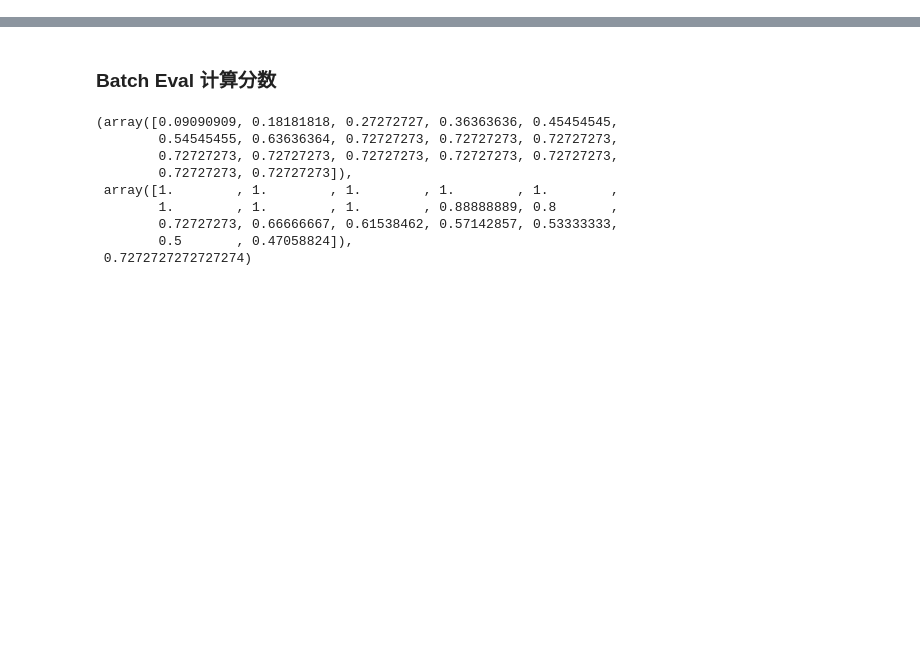
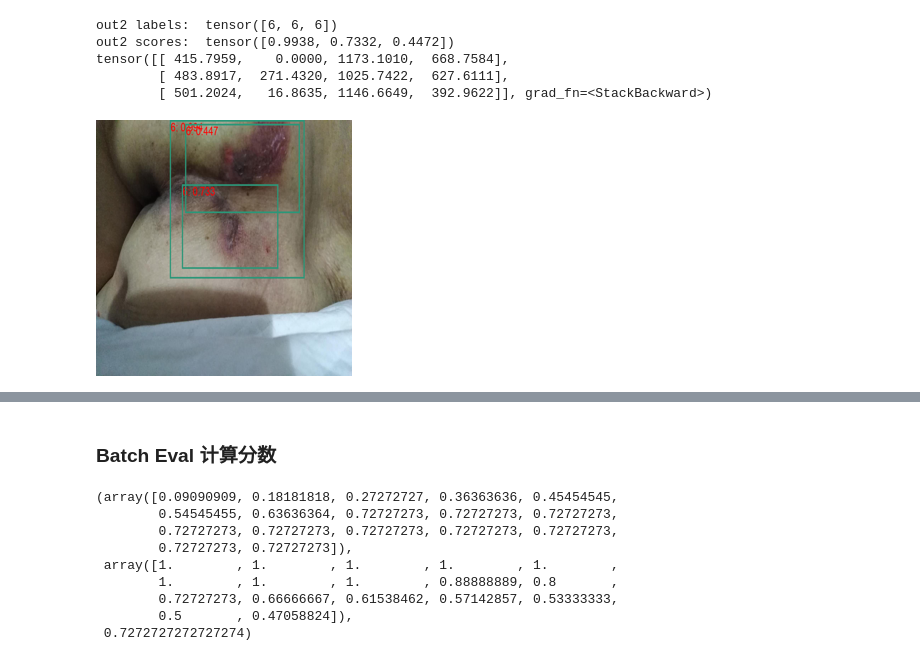
Before and after one commit to newfyu/Bedsore, a Jupyter notebook: demo.ipynb, the cells around one changed output, grey strips where cells are left out. Saved outputs shown, nothing was run; the diff lists cells and outputs as text; code cells hidden in the pictures; blank space fills up the shorter version.

```diff
--- a/demo.ipynb
+++ b/demo.ipynb
@@ -40,0 +105,16 @@ out scores:  tensor([0.9713, 0.9639, 0.1210])
+# %%
+model2 = MyFasterRCNN.load_from_checkpoint('mlruns/3/bf9cd266df184592ac8cbc88e7820199/checkpoints/epoch=51.ckpt')
+net2 = model2.net
+net2.eval()
+out2 = net2([image],[target])[0]
+print('out2 labels: ', out2['labels'])
+print('out2 scores: ', out2['scores'].detach())
+print(out2['boxes'])
+draw_bbox(image,out2,th=0.4).resize((SZ,SZ))
+# %% [output]
+out2 labels:  tensor([6, 6, 6])
+out2 scores:  tensor([0.9938, 0.7332, 0.4472])
+tensor([[ 415.7959,    0.0000, 1173.1010,  668.7584],
+        [ 483.8917,  271.4320, 1025.7422,  627.6111],
+        [ 501.2024,   16.8635, 1146.6649,  392.9622]], grad_fn=<StackBackward>)
+[figure, added]
```
Also changed, not shown: parts of 7 cells of this notebook, 4 other files.
